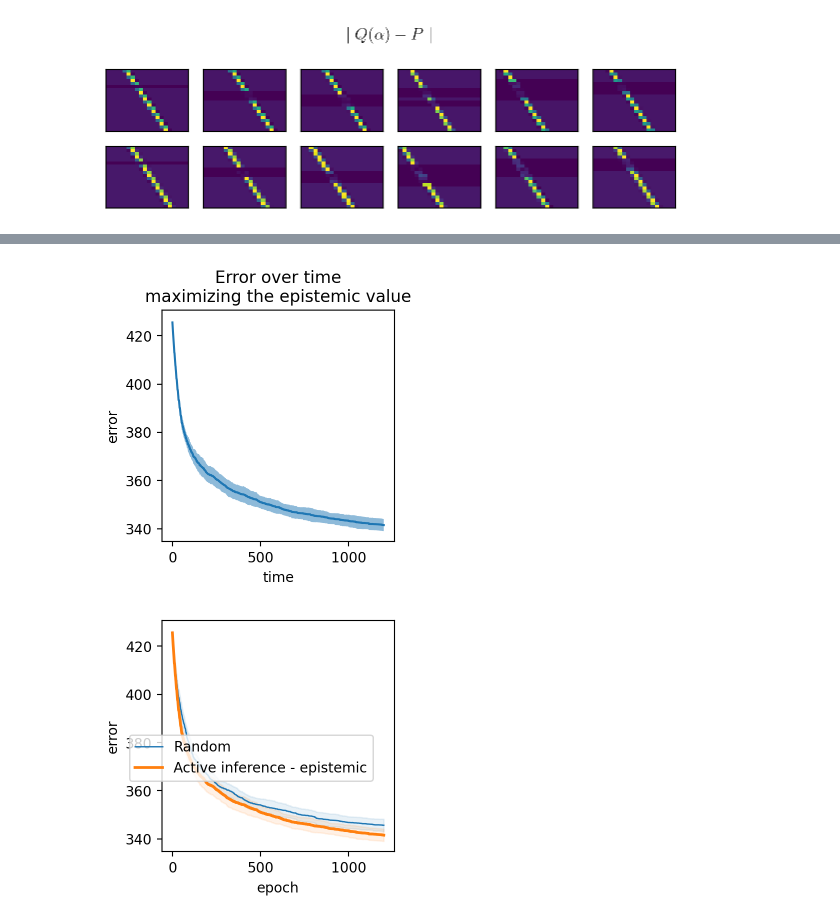
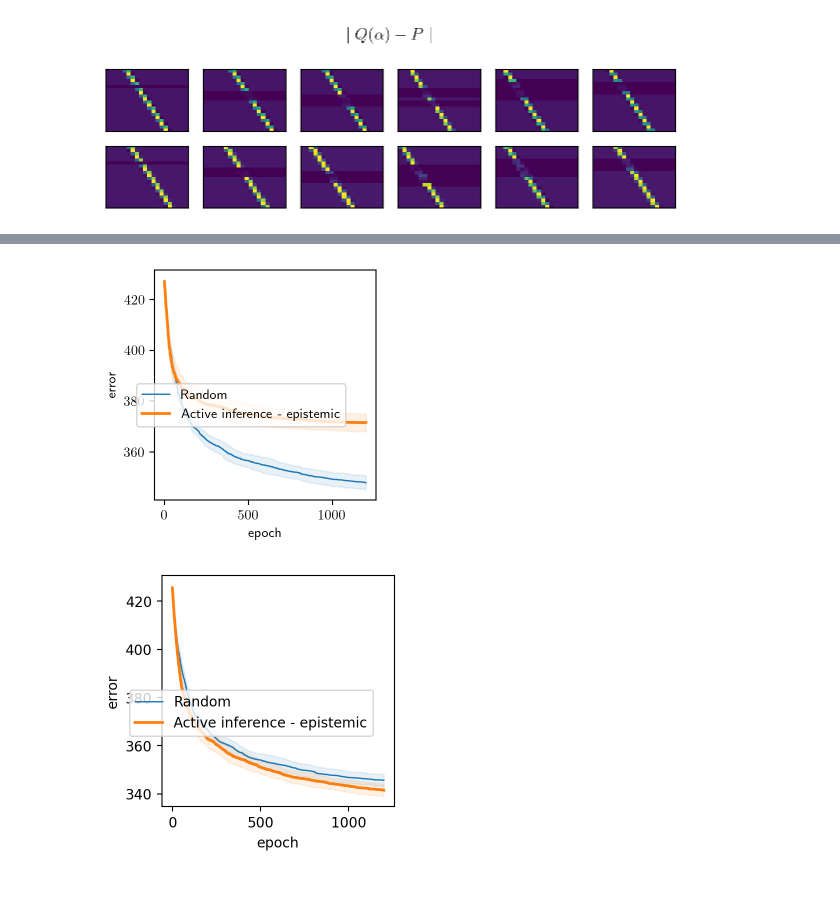
Before and after one commit to AurelienNioche/ActiveInferenceBall, a Jupyter notebook: the-ball-2-bis.ipynb, the cells around one changed output, grey strips where cells are left out. Cells and saved outputs as stored; diff of their text form; code cells hidden in the pictures; blank space fills up the shorter version.

```diff
--- a/the-ball-2-bis.ipynb
+++ b/the-ball-2-bis.ipynb
@@ -188,10 +188,7 @@ for sample in range(n_sample_run):
 
     print(f"[Sample {sample}] Error after {epoch} epochs {error:.2f}")
 
-policy = "random"
-if policy not in policies_err:
-    policies_err.append(policy)
-all_hist_err[policy] = hist_err
+run_random = {"policy": "random", "error": hist_err}
 # %% [output]
 Initial error 428.27
 [Sample 0] Error after 1200 epochs 351.70
@@ -240,37 +217,13 @@ fig.tight_layout()
 [figure]
 # %%
 q = compute_q(alpha_tavv)
-
-plt.rcParams['text.usetex'] = True
-fig, axes = plt.subplots(ncols=n_timestep, nrows=n_action, figsize=(6, 2))
-fig.suptitle(r"$Q(\alpha)$")
-for a_idx in range(n_action):
-    for t_idx in range(n_timestep):
-        ax = axes[a_idx, t_idx]
-        img = q[t_idx, a_idx, :, :]
-        ax.imshow(img, aspect="auto")
-        ax.get_xaxis().set_ticks([])
-        ax.axes.get_yaxis().set_ticks([])
-
-fig.tight_layout()
+plot.q(q, title=r"$Q(\alpha)$")
 # %% [output]
 [figure]
 # %%
 q = compute_q(alpha_tavv)
 diff = np.absolute(transition_velocity_tavv - q)
-
-plt.rcParams['text.usetex'] = True
-fig, axes = plt.subplots(ncols=n_timestep, nrows=n_action, figsize=(6, 2))
-fig.suptitle(r"$\mid Q(\alpha) - P \mid$")
-for a_idx in range(n_action):
-    for t_idx in range(n_timestep):
-        ax = axes[a_idx, t_idx]
-        img = diff[t_idx, a_idx, :, :]
-        ax.imshow(img, aspect="auto")
-        ax.get_xaxis().set_ticks([])
-        ax.axes.get_yaxis().set_ticks([])
-
-fig.tight_layout()
+plot.q(diff, title=r"$\mid Q(\alpha) - P \mid$")
 # %% [output]
 [figure]
 # %%
@@ -383,14 +367,8 @@ Initial error 426.67
 KeyboardInterrupt:
 # %%
-plt.rcParams['text.usetex'] = False
-fig, ax = plt.subplots(figsize=(3, 3))
-ax.plot(hist_err.mean(axis=0))
-ax.fill_between(np.arange(len(hist_err.mean(axis=0))), hist_err.mean(axis=0) - hist_err.std(axis=0), hist_err.mean(axis=0) + hist_err.std(axis=0), alpha=0.5)
-ax.set_xlabel("time")
-ax.set_ylabel("error")
-ax.set_title("Error over time\nmaximizing the epistemic value");
+plot.error(run_random, run_af_epistemic)
 # %% [output]
-[figure, old version]
+[figure, new version]
 # %%
 fig, ax = plt.subplots(figsize=(3, 3))
 for i, policy in enumerate(policies_err):
```
Also changed, not shown: parts of 8 cells of this notebook, 1 other file.
